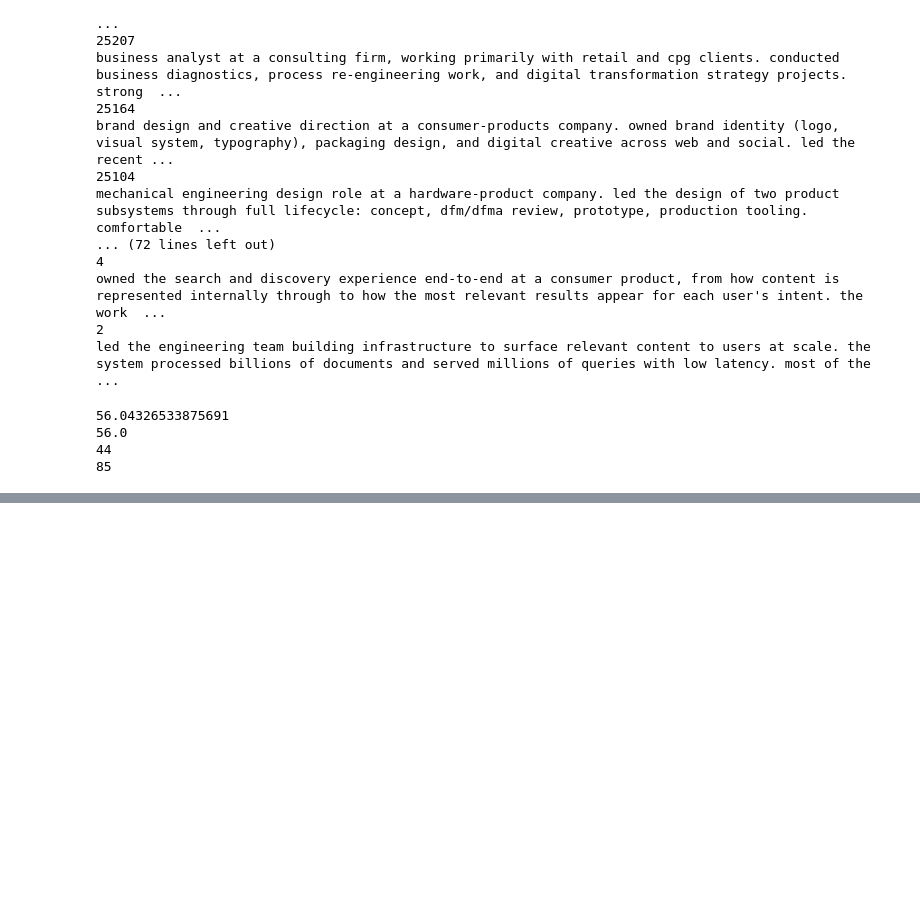
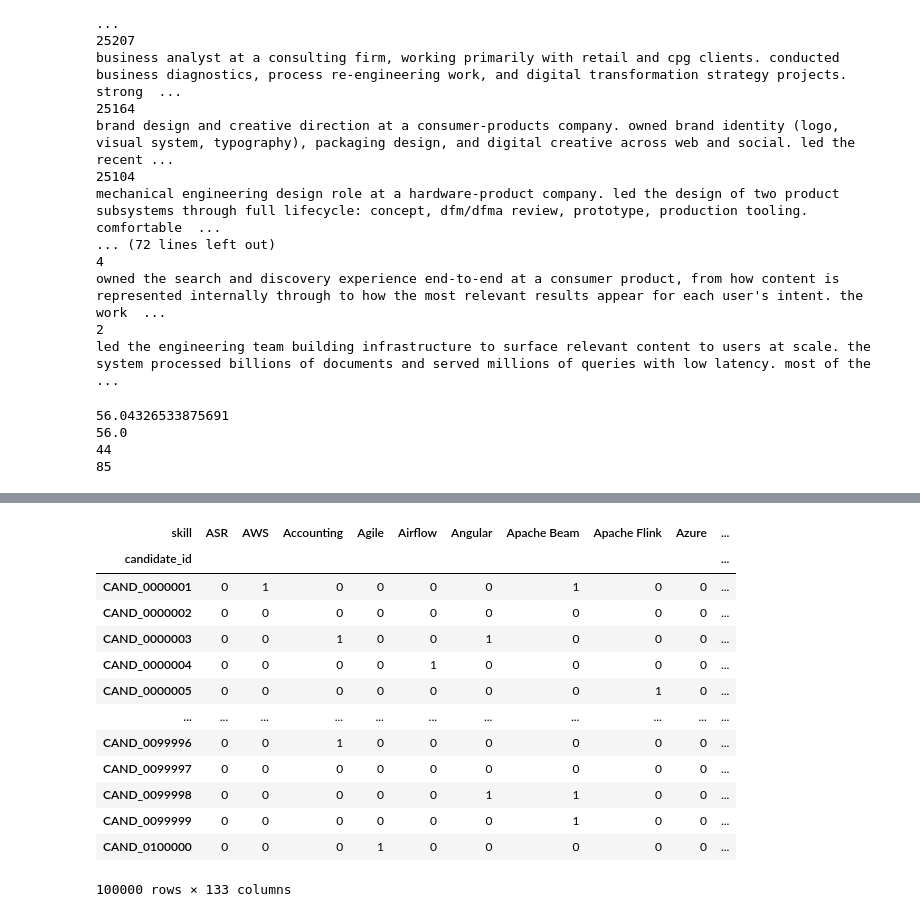
Before and after one commit to Theshmphony7580/autorecruit-, a Jupyter notebook: data_forensic _files/02_generation_understanding.ipynb, the cells around one changed output, grey strips where cells are left out. Cells and saved outputs as stored; diff of their text form; code cells hidden in the pictures; blank space fills up the shorter version.

```diff
--- a/data_forensic _files/02_generation_understanding.ipynb
+++ b/data_forensic _files/02_generation_understanding.ipynb
@@ -419,0 +452,21 @@ print(np.max(lengths))
+# %%
+skill_matrix = pd.crosstab(
+    skills_df["candidate_id"],
+    skills_df["skill"]
+)
+skill_matrix
+# %% [output]
+| skill | ASR | AWS | Accounting | Agile | Airflow | Angular | Apache Beam | Apache Flink | Azure | ... |
+| candidate_id |  |  |  |  |  |  |  |  |  | ... |
+| CAND_0000001 | 0 | 1 | 0 | 0 | 0 | 0 | 1 | 0 | 0 | ... |
+| CAND_0000002 | 0 | 0 | 0 | 0 | 0 | 0 | 0 | 0 | 0 | ... |
+| CAND_0000003 | 0 | 0 | 1 | 0 | 0 | 1 | 0 | 0 | 0 | ... |
+| CAND_0000004 | 0 | 0 | 0 | 0 | 1 | 0 | 0 | 0 | 0 | ... |
+| CAND_0000005 | 0 | 0 | 0 | 0 | 0 | 0 | 0 | 1 | 0 | ... |
+| ... | ... | ... | ... | ... | ... | ... | ... | ... | ... | ... |
+| CAND_0099996 | 0 | 0 | 1 | 0 | 0 | 0 | 0 | 0 | 0 | ... |
+| CAND_0099997 | 0 | 0 | 0 | 0 | 0 | 0 | 0 | 0 | 0 | ... |
+| CAND_0099998 | 0 | 0 | 0 | 0 | 0 | 1 | 1 | 0 | 0 | ... |
+| CAND_0099999 | 0 | 0 | 0 | 0 | 0 | 0 | 1 | 0 | 0 | ... |
+| CAND_0100000 | 0 | 0 | 0 | 1 | 0 | 0 | 0 | 0 | 0 | ... |
+100000 rows × 133 columns
```
Also changed, not shown: parts of 14 cells of this notebook, 1 other file.
